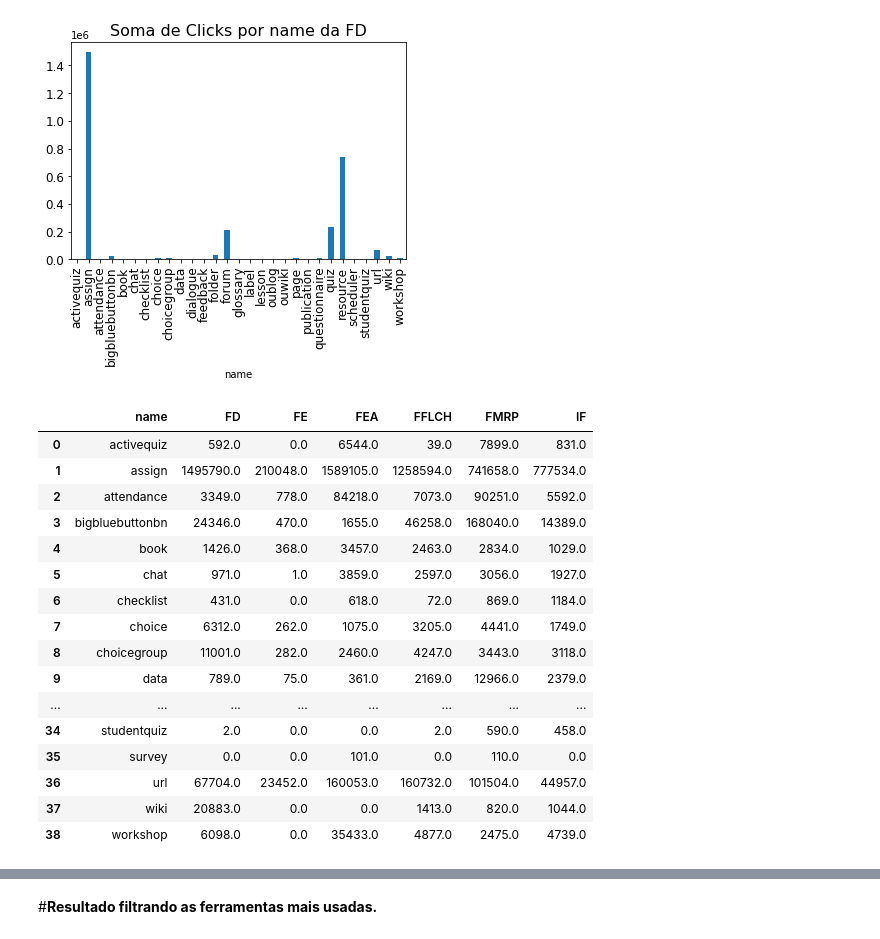
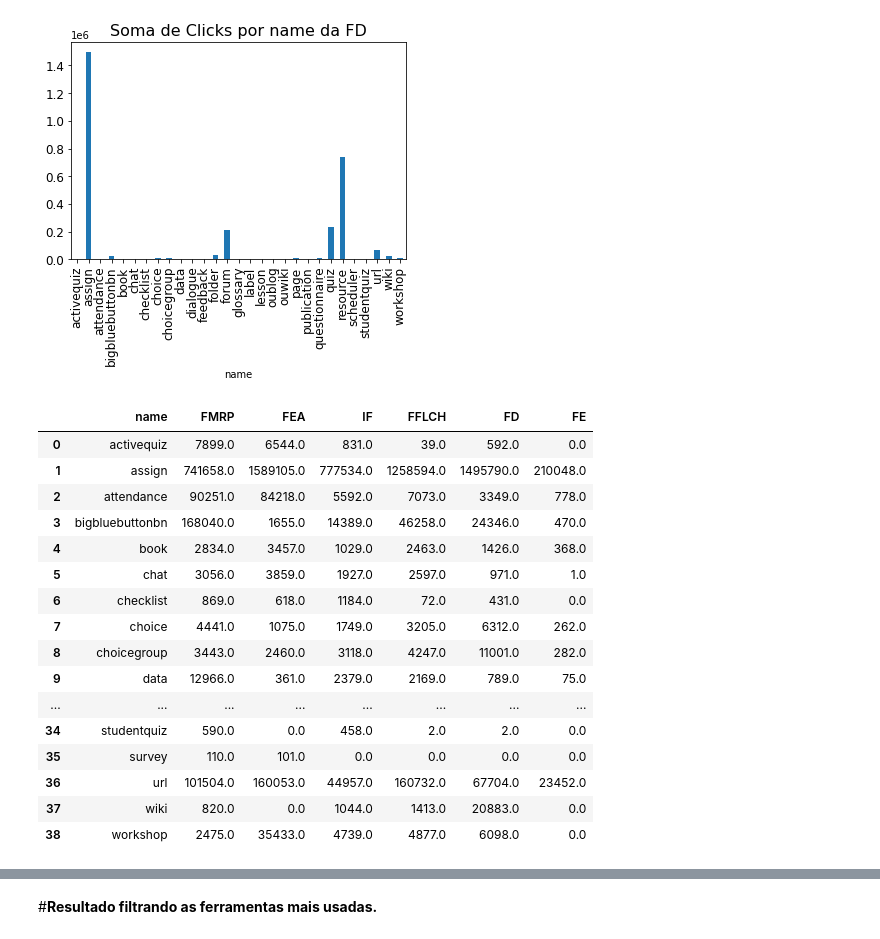
Before and after one commit to atp/edisc-analytics, a Jupyter notebook: Analise_de_Dados_Indicadores_bolsa_PUB_junho_2021_parte3.ipynb, the cells around one changed output, grey strips where cells are left out. Saved outputs shown, nothing was run; the diff lists cells and outputs as text; code cells hidden in the pictures.

```diff
--- a/Analise_de_Dados_Indicadores_bolsa_PUB_junho_2021_parte3.ipynb
+++ b/Analise_de_Dados_Indicadores_bolsa_PUB_junho_2021_parte3.ipynb
@@ -144,35 +144,35 @@ plt.show()
 [figure]
 # %%
 df = pd.DataFrame({
+                   'FMRP': soma_views_FMRP_por_name,
+                   'FEA': soma_views_FEA_por_name,
+                   'IF': soma_views_IF_por_name,
+                   'FFLCH': soma_views_FFLCH_por_name,
                    'FD': soma_views_FD_por_name,
                    'FE': soma_views_FE_por_name,
-                   'FEA': soma_views_FEA_por_name,
-                   'FFLCH': soma_views_FFLCH_por_name,
-                   'FMRP': soma_views_FMRP_por_name,
-                   'IF': soma_views_IF_por_name
                    })
 df = df.fillna(0)
 df.reset_index(level=0, inplace=True)
 df = df.rename(columns={'index': 'name'})
 df
 # %% [output]
-|  | name | FD | FE | FEA | FFLCH | FMRP | IF |
-| 0 | activequiz | 592.0 | 0.0 | 6544.0 | 39.0 | 7899.0 | 831.0 |
-| 1 | assign | 1495790.0 | 210048.0 | 1589105.0 | 1258594.0 | 741658.0 | 777534.0 |
-| 2 | attendance | 3349.0 | 778.0 | 84218.0 | 7073.0 | 90251.0 | 5592.0 |
-| 3 | bigbluebuttonbn | 24346.0 | 470.0 | 1655.0 | 46258.0 | 168040.0 | 14389.0 |
-| 4 | book | 1426.0 | 368.0 | 3457.0 | 2463.0 | 2834.0 | 1029.0 |
-| 5 | chat | 971.0 | 1.0 | 3859.0 | 2597.0 | 3056.0 | 1927.0 |
-| 6 | checklist | 431.0 | 0.0 | 618.0 | 72.0 | 869.0 | 1184.0 |
-| 7 | choice | 6312.0 | 262.0 | 1075.0 | 3205.0 | 4441.0 | 1749.0 |
-| 8 | choicegroup | 11001.0 | 282.0 | 2460.0 | 4247.0 | 3443.0 | 3118.0 |
-| 9 | data | 789.0 | 75.0 | 361.0 | 2169.0 | 12966.0 | 2379.0 |
+|  | name | FMRP | FEA | IF | FFLCH | FD | FE |
+| 0 | activequiz | 7899.0 | 6544.0 | 831.0 | 39.0 | 592.0 | 0.0 |
+| 1 | assign | 741658.0 | 1589105.0 | 777534.0 | 1258594.0 | 1495790.0 | 210048.0 |
+| 2 | attendance | 90251.0 | 84218.0 | 5592.0 | 7073.0 | 3349.0 | 778.0 |
+| 3 | bigbluebuttonbn | 168040.0 | 1655.0 | 14389.0 | 46258.0 | 24346.0 | 470.0 |
+| 4 | book | 2834.0 | 3457.0 | 1029.0 | 2463.0 | 1426.0 | 368.0 |
+| 5 | chat | 3056.0 | 3859.0 | 1927.0 | 2597.0 | 971.0 | 1.0 |
+| 6 | checklist | 869.0 | 618.0 | 1184.0 | 72.0 | 431.0 | 0.0 |
+| 7 | choice | 4441.0 | 1075.0 | 1749.0 | 3205.0 | 6312.0 | 262.0 |
+| 8 | choicegroup | 3443.0 | 2460.0 | 3118.0 | 4247.0 | 11001.0 | 282.0 |
+| 9 | data | 12966.0 | 361.0 | 2379.0 | 2169.0 | 789.0 | 75.0 |
 | ... | ... | ... | ... | ... | ... | ... | ... |
-| 34 | studentquiz | 2.0 | 0.0 | 0.0 | 2.0 | 590.0 | 458.0 |
-| 35 | survey | 0.0 | 0.0 | 101.0 | 0.0 | 110.0 | 0.0 |
-| 36 | url | 67704.0 | 23452.0 | 160053.0 | 160732.0 | 101504.0 | 44957.0 |
-| 37 | wiki | 20883.0 | 0.0 | 0.0 | 1413.0 | 820.0 | 1044.0 |
-| 38 | workshop | 6098.0 | 0.0 | 35433.0 | 4877.0 | 2475.0 | 4739.0 |
+| 34 | studentquiz | 590.0 | 0.0 | 458.0 | 2.0 | 2.0 | 0.0 |
+| 35 | survey | 110.0 | 101.0 | 0.0 | 0.0 | 0.0 | 0.0 |
+| 36 | url | 101504.0 | 160053.0 | 44957.0 | 160732.0 | 67704.0 | 23452.0 |
+| 37 | wiki | 820.0 | 0.0 | 1044.0 | 1413.0 | 20883.0 | 0.0 |
+| 38 | workshop | 2475.0 | 35433.0 | 4739.0 | 4877.0 | 6098.0 | 0.0 |
 # %%
 plt = df.melt('name', var_name='cols', value_name='Soma_clicks')
 g = sns.catplot(y="name", x="Soma_clicks", hue='cols', data=plt, kind="bar", height=14,saturation=.5)
```
Also changed, not shown: parts of 11 cells of this notebook.
